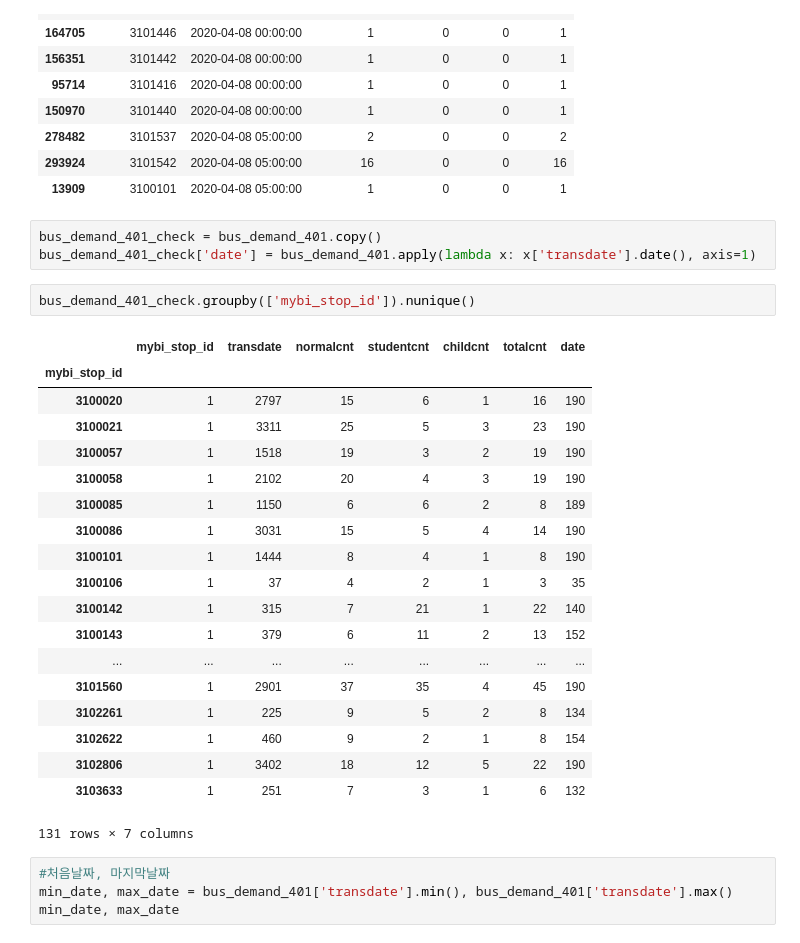
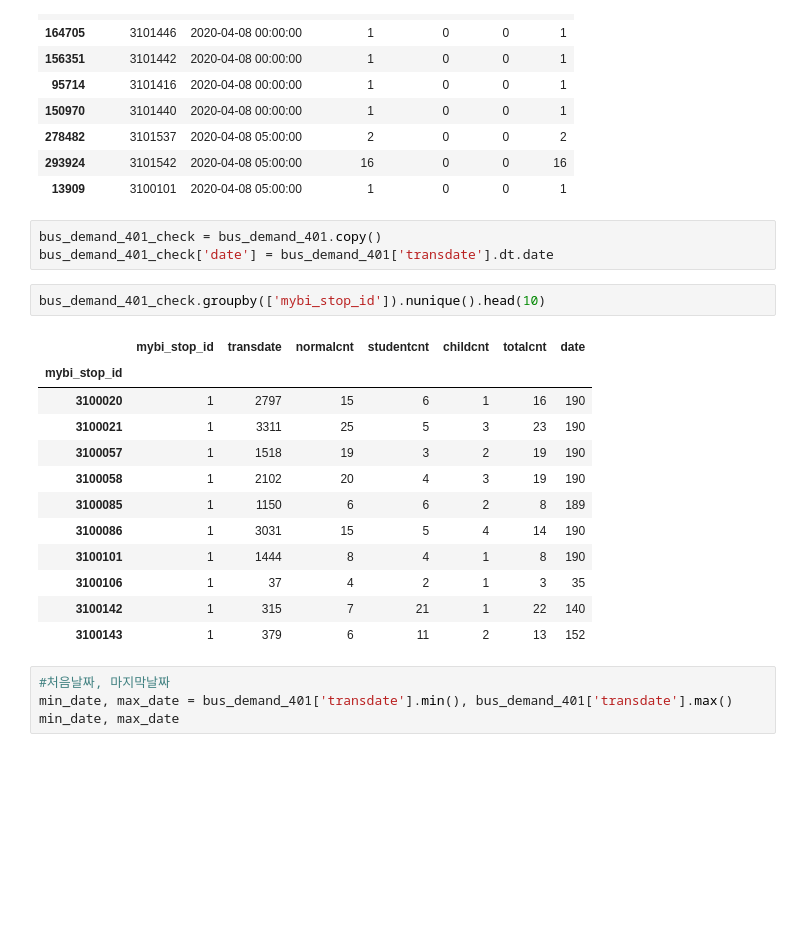
Before and after one commit to Goodmytoy/Passenger_Demand, a Jupyter notebook: model_mr/Fill blank data.ipynb, the cells around one changed output. Drawn from its saved outputs; the diff is of its cells as text; blank space fills up the shorter version.

```diff
--- a/model_mr/Fill blank data.ipynb
+++ b/model_mr/Fill blank data.ipynb
@@ -98,29 +120,22 @@ bus_demand_401.sort_values('transdate').head(10)
 | 13909 | 3100101 | 2020-04-08 05:00:00 | 1 | 0 | 0 | 1 |
 # %%
 bus_demand_401_check = bus_demand_401.copy()
-bus_demand_401_check['date'] = bus_demand_401.apply(lambda x: x['transdate'].date(), axis=1)
+bus_demand_401_check['date'] = bus_demand_401['transdate'].dt.date
 # %%
-bus_demand_401_check.groupby(['mybi_stop_id']).nunique()
+bus_demand_401_check.groupby(['mybi_stop_id']).nunique().head(10)
 # %% [output]
 |  | mybi_stop_id | transdate | normalcnt | studentcnt | childcnt | totalcnt | date |
 | mybi_stop_id |  |  |  |  |  |  |  |
 | 3100020 | 1 | 2797 | 15 | 6 | 1 | 16 | 190 |
 | 3100021 | 1 | 3311 | 25 | 5 | 3 | 23 | 190 |
 | 3100057 | 1 | 1518 | 19 | 3 | 2 | 19 | 190 |
 | 3100058 | 1 | 2102 | 20 | 4 | 3 | 19 | 190 |
 | 3100085 | 1 | 1150 | 6 | 6 | 2 | 8 | 189 |
 | 3100086 | 1 | 3031 | 15 | 5 | 4 | 14 | 190 |
 | 3100101 | 1 | 1444 | 8 | 4 | 1 | 8 | 190 |
 | 3100106 | 1 | 37 | 4 | 2 | 1 | 3 | 35 |
 | 3100142 | 1 | 315 | 7 | 21 | 1 | 22 | 140 |
 | 3100143 | 1 | 379 | 6 | 11 | 2 | 13 | 152 |
-| ... | ... | ... | ... | ... | ... | ... | ... |
-| 3101560 | 1 | 2901 | 37 | 35 | 4 | 45 | 190 |
-| 3102261 | 1 | 225 | 9 | 5 | 2 | 8 | 134 |
-| 3102622 | 1 | 460 | 9 | 2 | 1 | 8 | 154 |
-| 3102806 | 1 | 3402 | 18 | 12 | 5 | 22 | 190 |
-| 3103633 | 1 | 251 | 7 | 3 | 1 | 6 | 132 |
-131 rows × 7 columns
 # %%
 #처음날짜, 마지막날짜
 min_date, max_date = bus_demand_401['transdate'].min(), bus_demand_401['transdate'].max()
```
Also changed, not shown: parts of 37 cells of this notebook, 2 other files.
